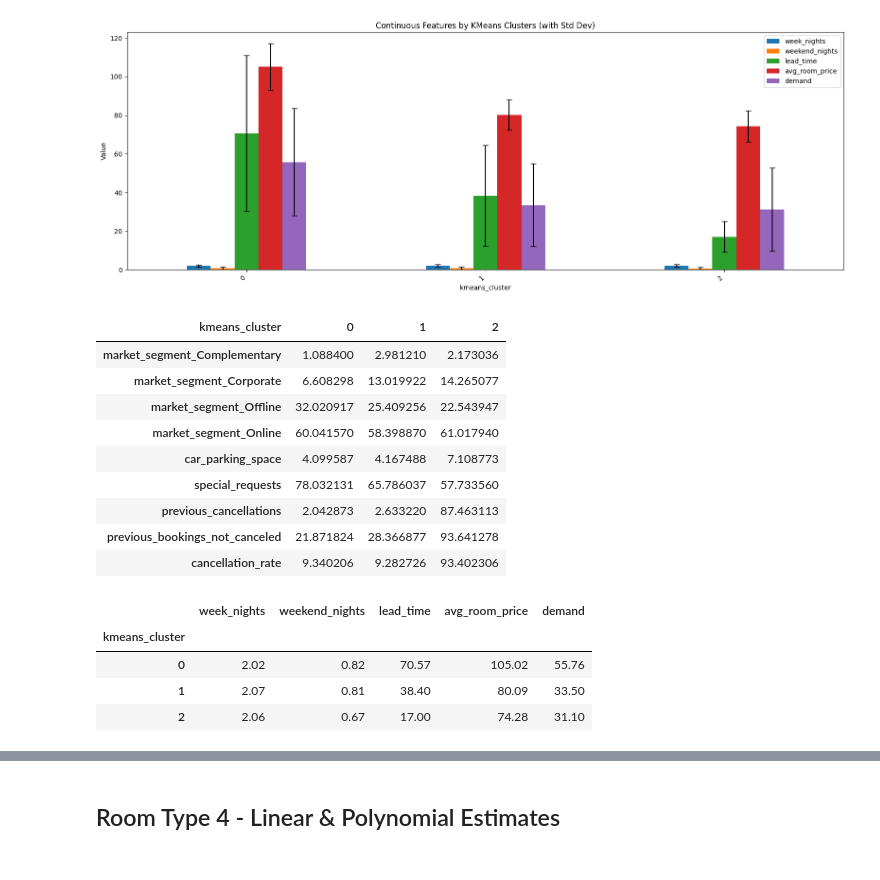
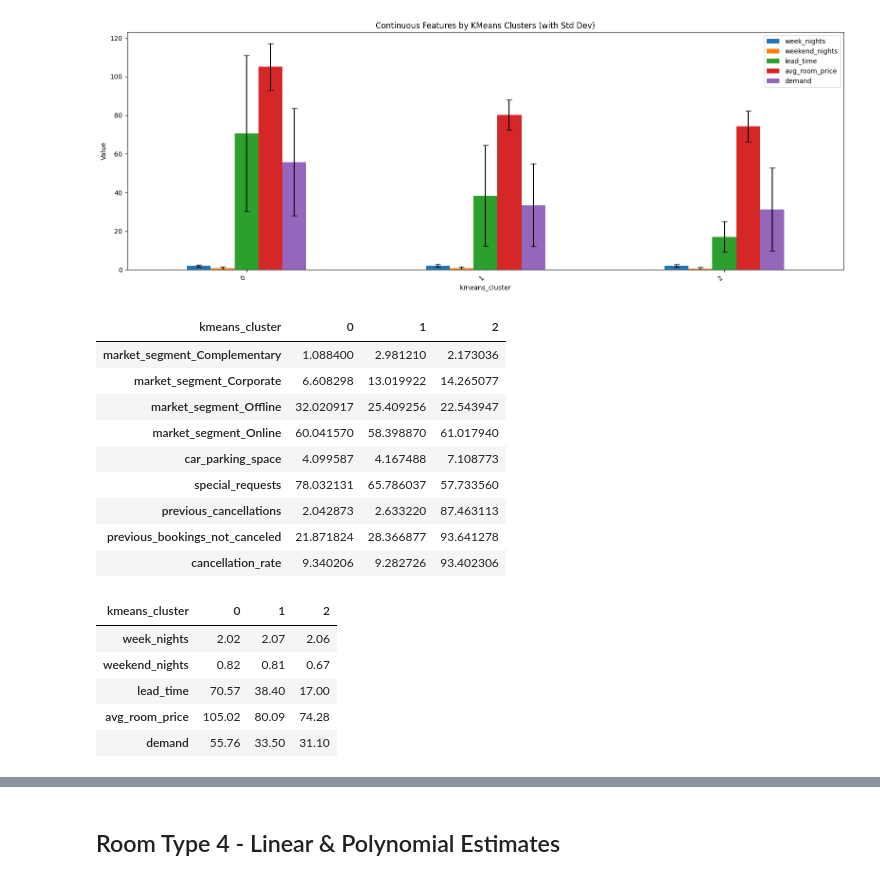
Before and after one commit to munas-git/Prophet-Demand-Forecasting-and-Price-Optimisation, a Jupyter notebook: analysis.ipynb, the cells around one changed output, grey strips where cells are left out. Saved outputs shown, nothing was run; the diff lists cells and outputs as text; code cells hidden in the pictures.

```diff
--- a/analysis.ipynb
+++ b/analysis.ipynb
@@ -1045,29 +1122,30 @@ plt.show()
 [figure]
 # %%
 prop_summary_kmeans_gp = prop_summary.T.to_html()
-means_kmeans_gp = means.to_html()
+means_kmeans_gp = means.T.to_html()
 
 html = f"""
 <div style="display: flex;">
   <div style="margin-right: 2em">{prop_summary_kmeans_gp}</div>
   <div>{means_kmeans_gp}</div>
 </div>
 """
 
 display(HTML(html))
 # %% [output]
 | kmeans_cluster | 0 | 1 | 2 |
 | market_segment_Complementary | 1.088400 | 2.981210 | 2.173036 |
 | market_segment_Corporate | 6.608298 | 13.019922 | 14.265077 |
 | market_segment_Offline | 32.020917 | 25.409256 | 22.543947 |
 | market_segment_Online | 60.041570 | 58.398870 | 61.017940 |
 | car_parking_space | 4.099587 | 4.167488 | 7.108773 |
 | special_requests | 78.032131 | 65.786037 | 57.733560 |
 | previous_cancellations | 2.042873 | 2.633220 | 87.463113 |
 | previous_bookings_not_canceled | 21.871824 | 28.366877 | 93.641278 |
 | cancellation_rate | 9.340206 | 9.282726 | 93.402306 |
-|  | week_nights | weekend_nights | lead_time | avg_room_price | demand |
-| kmeans_cluster |  |  |  |  |  |
-| 0 | 2.02 | 0.82 | 70.57 | 105.02 | 55.76 |
-| 1 | 2.07 | 0.81 | 38.40 | 80.09 | 33.50 |
-| 2 | 2.06 | 0.67 | 17.00 | 74.28 | 31.10 |
+| kmeans_cluster | 0 | 1 | 2 |
+| week_nights | 2.02 | 2.07 | 2.06 |
+| weekend_nights | 0.82 | 0.81 | 0.67 |
+| lead_time | 70.57 | 38.40 | 17.00 |
+| avg_room_price | 105.02 | 80.09 | 74.28 |
+| demand | 55.76 | 33.50 | 31.10 |
```
Also changed, not shown: parts of 33 cells of this notebook.
